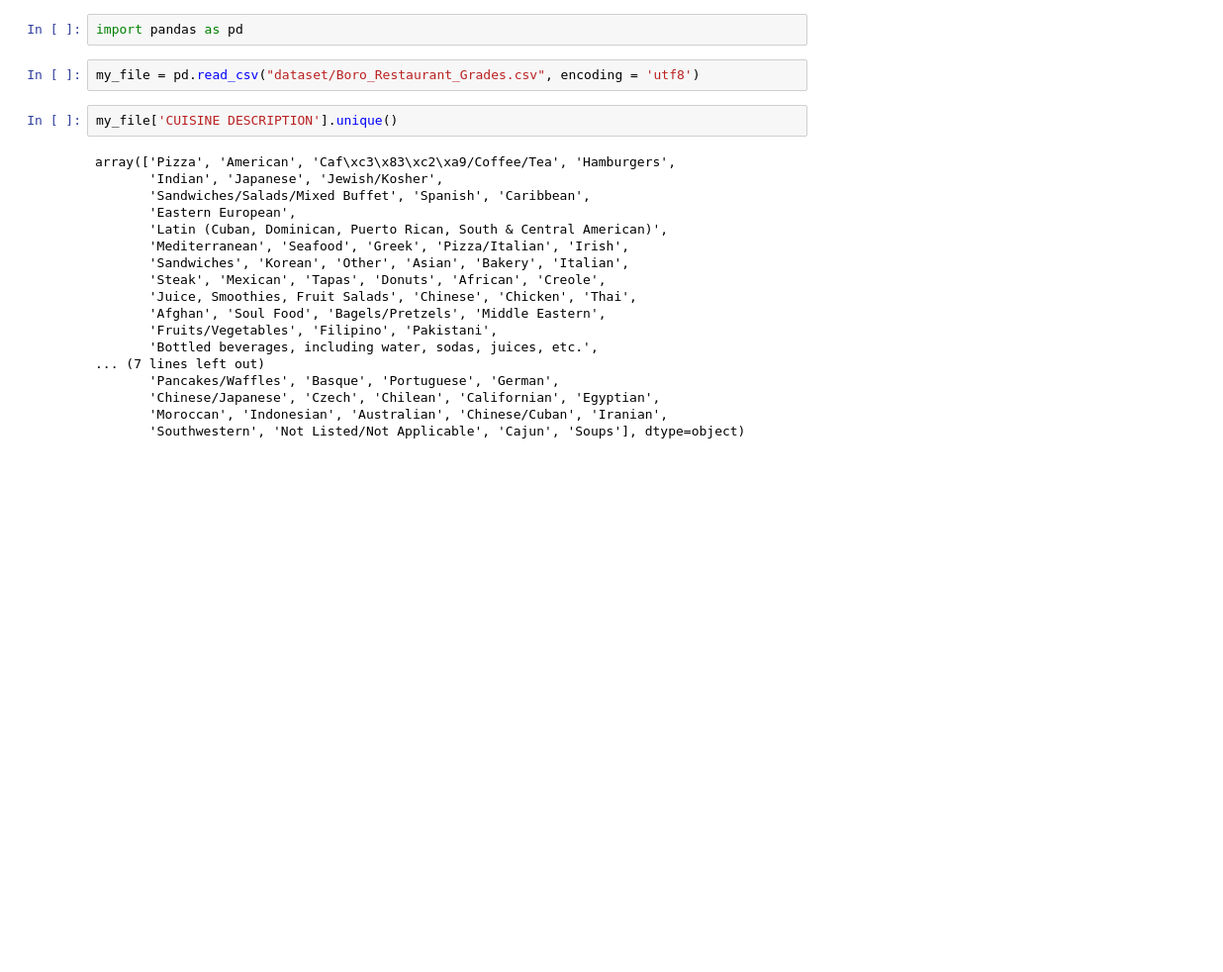
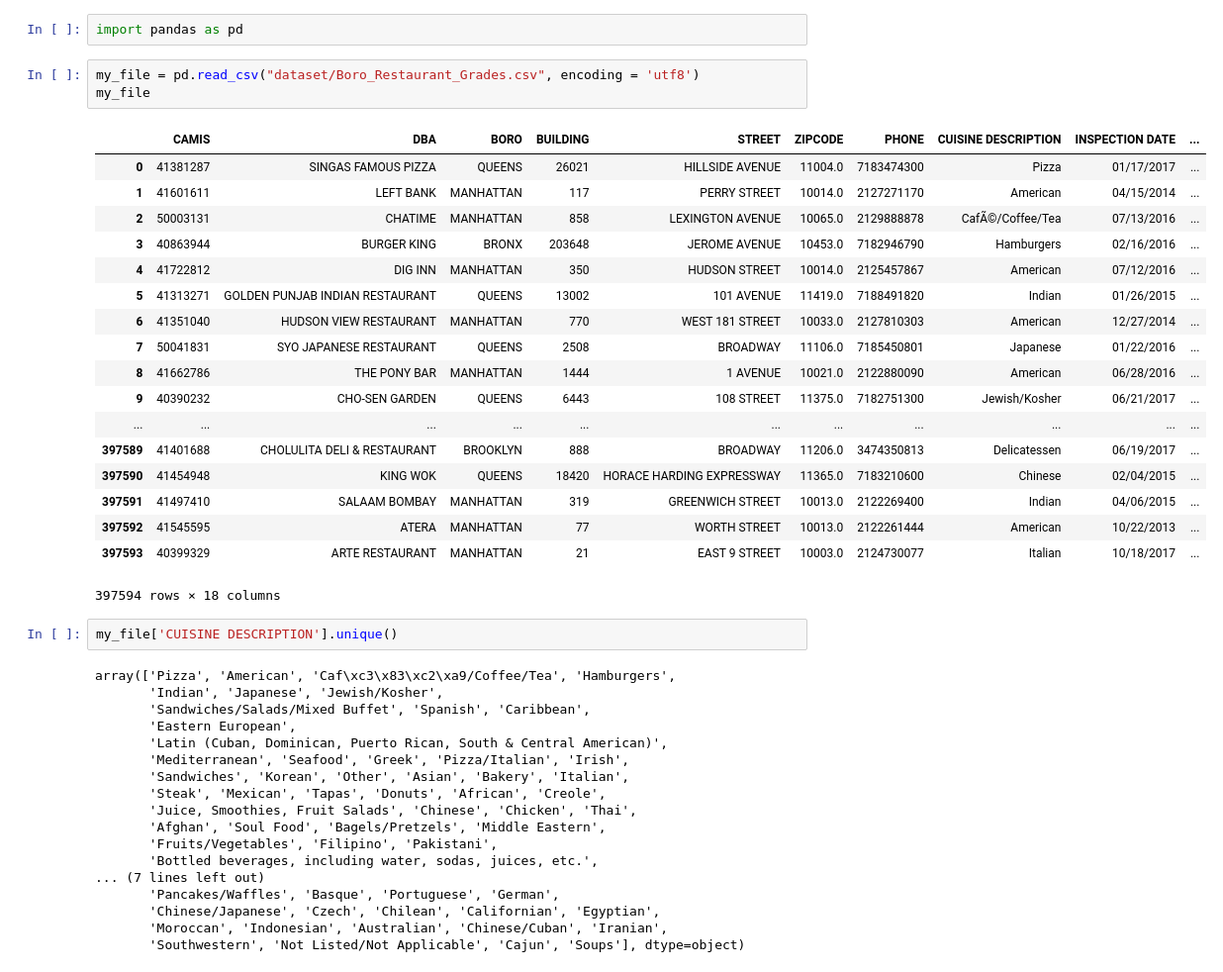
Before and after one commit to lanking520/ADB-Class, a Jupyter notebook: Project 3/dataReader.ipynb, the cells around one changed output. Shown at 99% size. Saved outputs shown, nothing was run; the diff lists cells and outputs as text; blank space fills up the shorter version.

```diff
--- a/Project 3/dataReader.ipynb
+++ b/Project 3/dataReader.ipynb
@@ -2,6 +2,26 @@
 import pandas as pd
 # %%
 my_file = pd.read_csv("dataset/Boro_Restaurant_Grades.csv", encoding = 'utf8')
+my_file
+# %% [output]
+|  | CAMIS | DBA | BORO | BUILDING | STREET | ZIPCODE | PHONE | CUISINE DESCRIPTION | INSPECTION DATE | ... |
+| 0 | 41381287 | SINGAS FAMOUS PIZZA | QUEENS | 26021 | HILLSIDE AVENUE | 11004.0 | 7183474300 | Pizza | 01/17/2017 | ... |
+| 1 | 41601611 | LEFT BANK | MANHATTAN | 117 | PERRY STREET | 10014.0 | 2127271170 | American | 04/15/2014 | ... |
+| 2 | 50003131 | CHATIME | MANHATTAN | 858 | LEXINGTON AVENUE | 10065.0 | 2129888878 | CafÃ©/Coffee/Tea | 07/13/2016 | ... |
+| 3 | 40863944 | BURGER KING | BRONX | 203648 | JEROME AVENUE | 10453.0 | 7182946790 | Hamburgers | 02/16/2016 | ... |
+| 4 | 41722812 | DIG INN | MANHATTAN | 350 | HUDSON STREET | 10014.0 | 2125457867 | American | 07/12/2016 | ... |
+| 5 | 41313271 | GOLDEN PUNJAB INDIAN RESTAURANT | QUEENS | 13002 | 101 AVENUE | 11419.0 | 7188491820 | Indian | 01/26/2015 | ... |
+| 6 | 41351040 | HUDSON VIEW RESTAURANT | MANHATTAN | 770 | WEST 181 STREET | 10033.0 | 2127810303 | American | 12/27/2014 | ... |
+| 7 | 50041831 | SYO JAPANESE RESTAURANT | QUEENS | 2508 | BROADWAY | 11106.0 | 7185450801 | Japanese | 01/22/2016 | ... |
+| 8 | 41662786 | THE PONY BAR | MANHATTAN | 1444 | 1 AVENUE | 10021.0 | 2122880090 | American | 06/28/2016 | ... |
+| 9 | 40390232 | CHO-SEN GARDEN | QUEENS | 6443 | 108 STREET | 11375.0 | 7182751300 | Jewish/Kosher | 06/21/2017 | ... |
+| ... | ... | ... | ... | ... | ... | ... | ... | ... | ... | ... |
+| 397589 | 41401688 | CHOLULITA DELI & RESTAURANT | BROOKLYN | 888 | BROADWAY | 11206.0 | 3474350813 | Delicatessen | 06/19/2017 | ... |
+| 397590 | 41454948 | KING WOK | QUEENS | 18420 | HORACE HARDING EXPRESSWAY | 11365.0 | 7183210600 | Chinese | 02/04/2015 | ... |
+| 397591 | 41497410 | SALAAM BOMBAY | MANHATTAN | 319 | GREENWICH STREET | 10013.0 | 2122269400 | Indian | 04/06/2015 | ... |
+| 397592 | 41545595 | ATERA | MANHATTAN | 77 | WORTH STREET | 10013.0 | 2122261444 | American | 10/22/2013 | ... |
+| 397593 | 40399329 | ARTE RESTAURANT | MANHATTAN | 21 | EAST 9 STREET | 10003.0 | 2124730077 | Italian | 10/18/2017 | ... |
+397594 rows × 18 columns
 # %%
 my_file['CUISINE DESCRIPTION'].unique()
 # %% [output]
```
Also changed, not shown: 1 other file.
